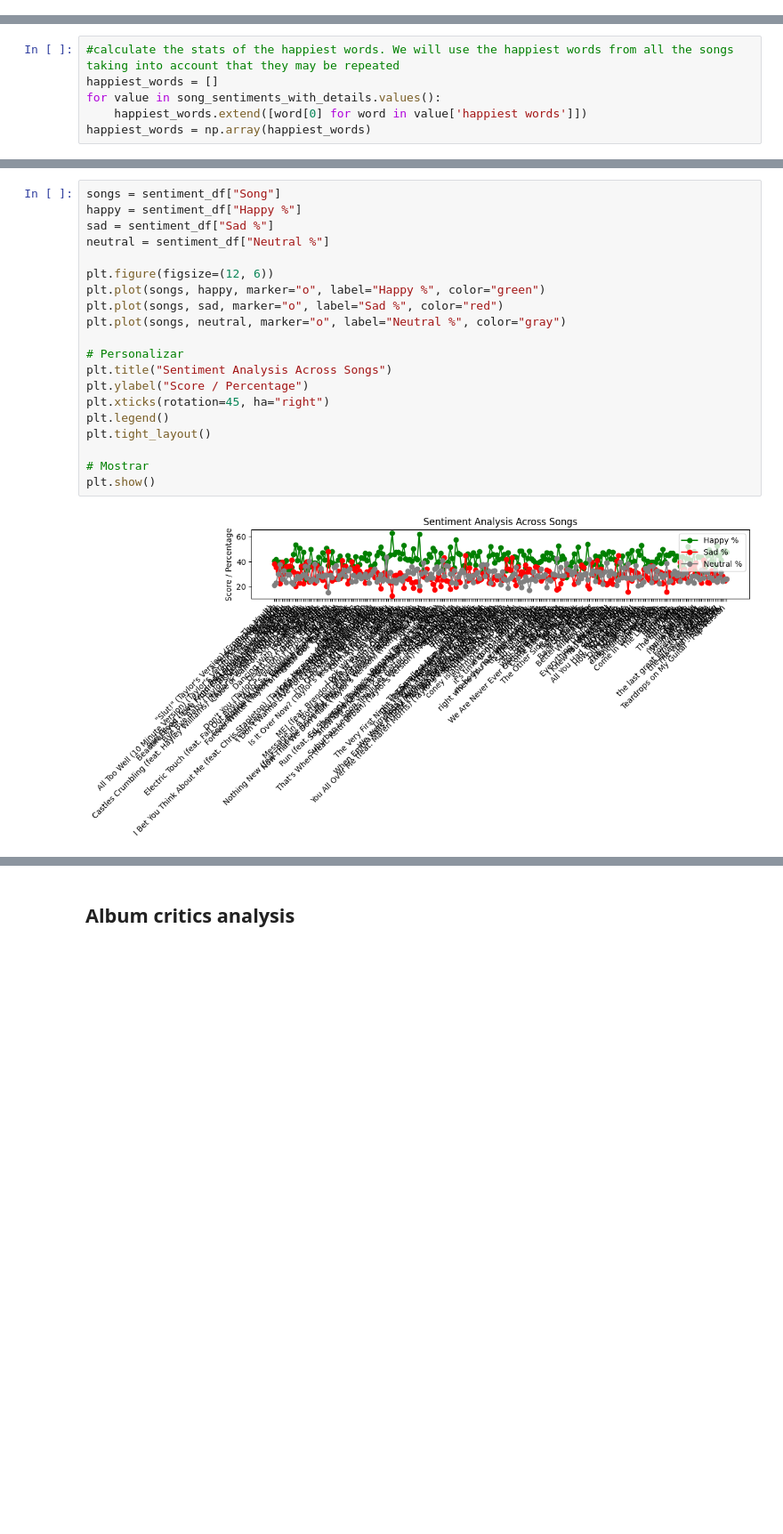
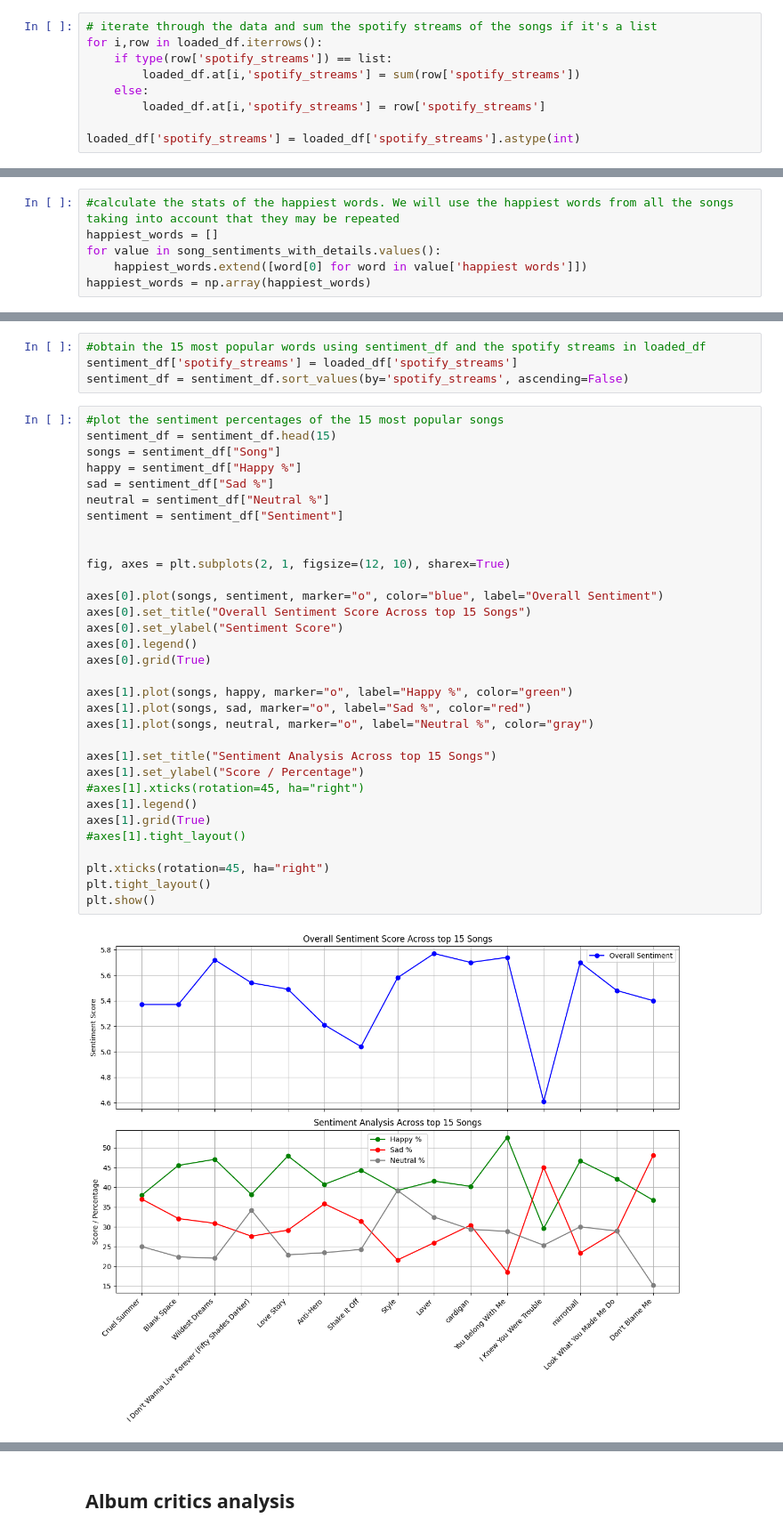
Before and after one commit to raquel-ch/sg_project, a Jupyter notebook: Sentiment.ipynb, the cells around one changed output, grey strips where cells are left out. Shown at 89% size. Cells and saved outputs as stored; diff of their text form; blank space fills up the shorter version.

Commit message:
sentiment percentage plot

```diff
--- a/Sentiment.ipynb
+++ b/Sentiment.ipynb
@@ -26,6 +26,15 @@ import matplotlib.pyplot as plt
 # %%
 #load de data from .pkl file
 loaded_df = pd.read_pickle("ts_data.pkl")
+# %%
+# iterate through the data and sum the spotify streams of the songs if it's a list
+for i,row in loaded_df.iterrows():
+    if type(row['spotify_streams']) == list:
+        loaded_df.at[i,'spotify_streams'] = sum(row['spotify_streams'])
+    else:
+        loaded_df.at[i,'spotify_streams'] = row['spotify_streams']
+
+loaded_df['spotify_streams'] = loaded_df['spotify_streams'].astype(int)
 # %% [markdown]
 We build a function that takes the LabMT wordlist as a parameter and it returns the dictionary with the words in the file and their correspondant sentiment score.
 # %%
@@ -251,22 +242,38 @@ To be able to analyze this
+# %%
+#obtain the 15 most popular words using sentiment_df and the spotify streams in loaded_df
+sentiment_df['spotify_streams'] = loaded_df['spotify_streams']
+sentiment_df = sentiment_df.sort_values(by='spotify_streams', ascending=False)
 # %%
+#plot the sentiment percentages of the 15 most popular songs
+sentiment_df = sentiment_df.head(15)
 songs = sentiment_df["Song"]
 happy = sentiment_df["Happy %"]
 sad = sentiment_df["Sad %"]
 neutral = sentiment_df["Neutral %"]
+sentiment = sentiment_df["Sentiment"]
 
-plt.figure(figsize=(12, 6))
-plt.plot(songs, happy, marker="o", label="Happy %", color="green")
-plt.plot(songs, sad, marker="o", label="Sad %", color="red")
-plt.plot(songs, neutral, marker="o", label="Neutral %", color="gray")
 
-# Personalizar
-plt.title("Sentiment Analysis Across Songs")
-plt.ylabel("Score / Percentage")
+fig, axes = plt.subplots(2, 1, figsize=(12, 10), sharex=True)
+
+axes[0].plot(songs, sentiment, marker="o", color="blue", label="Overall Sentiment")
+axes[0].set_title("Overall Sentiment Score Across top 15 Songs")
+axes[0].set_ylabel("Sentiment Score")
+axes[0].legend()
+axes[0].grid(True)
+
+axes[1].plot(songs, happy, marker="o", label="Happy %", color="green")
+axes[1].plot(songs, sad, marker="o", label="Sad %", color="red")
+axes[1].plot(songs, neutral, marker="o", label="Neutral %", color="gray")
+
+axes[1].set_title("Sentiment Analysis Across top 15 Songs")
+axes[1].set_ylabel("Score / Percentage")
+#axes[1].xticks(rotation=45, ha="right")
+axes[1].legend()
+axes[1].grid(True)
+#axes[1].tight_layout()
+
 plt.xticks(rotation=45, ha="right")
-plt.legend()
 plt.tight_layout()
-
-# Mostrar
 plt.show()
 # %% [output]
-[figure, old version]
+[figure, new version]
```
Also changed, not shown: parts of 5 cells of this notebook.
